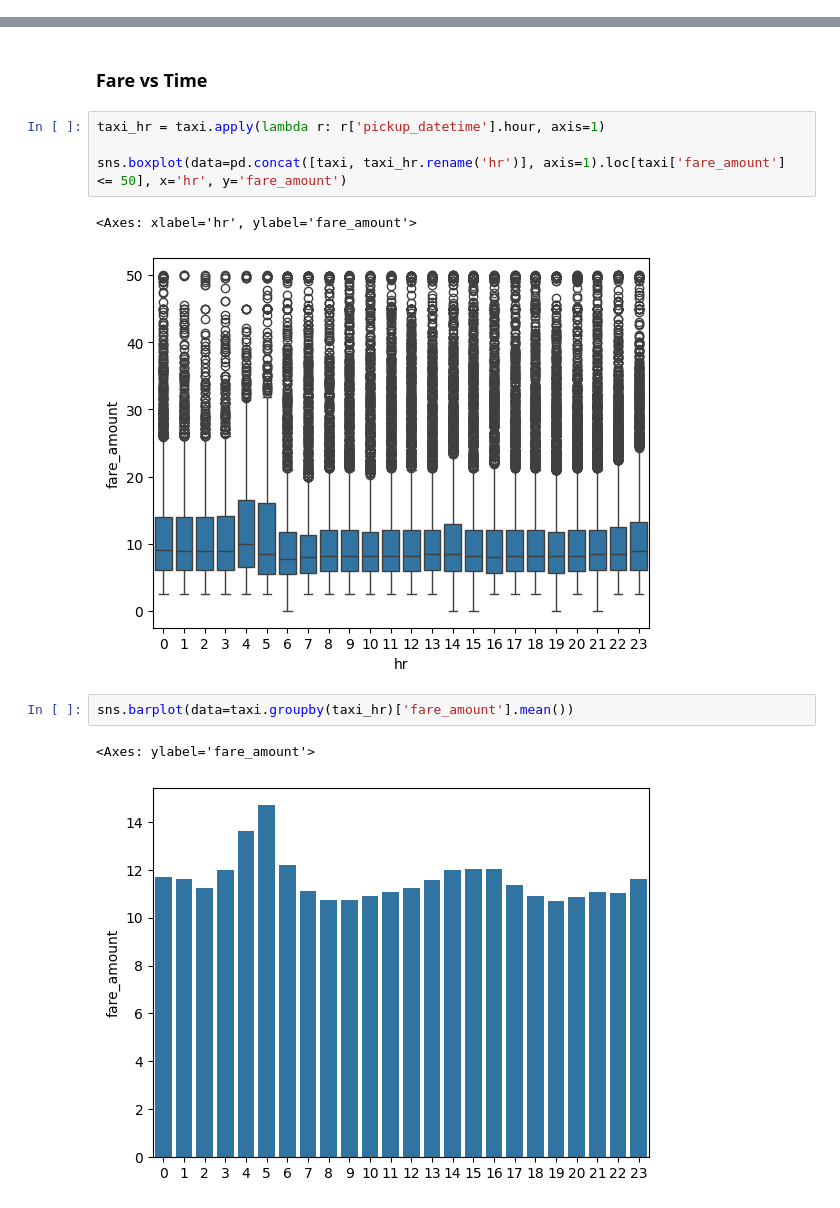
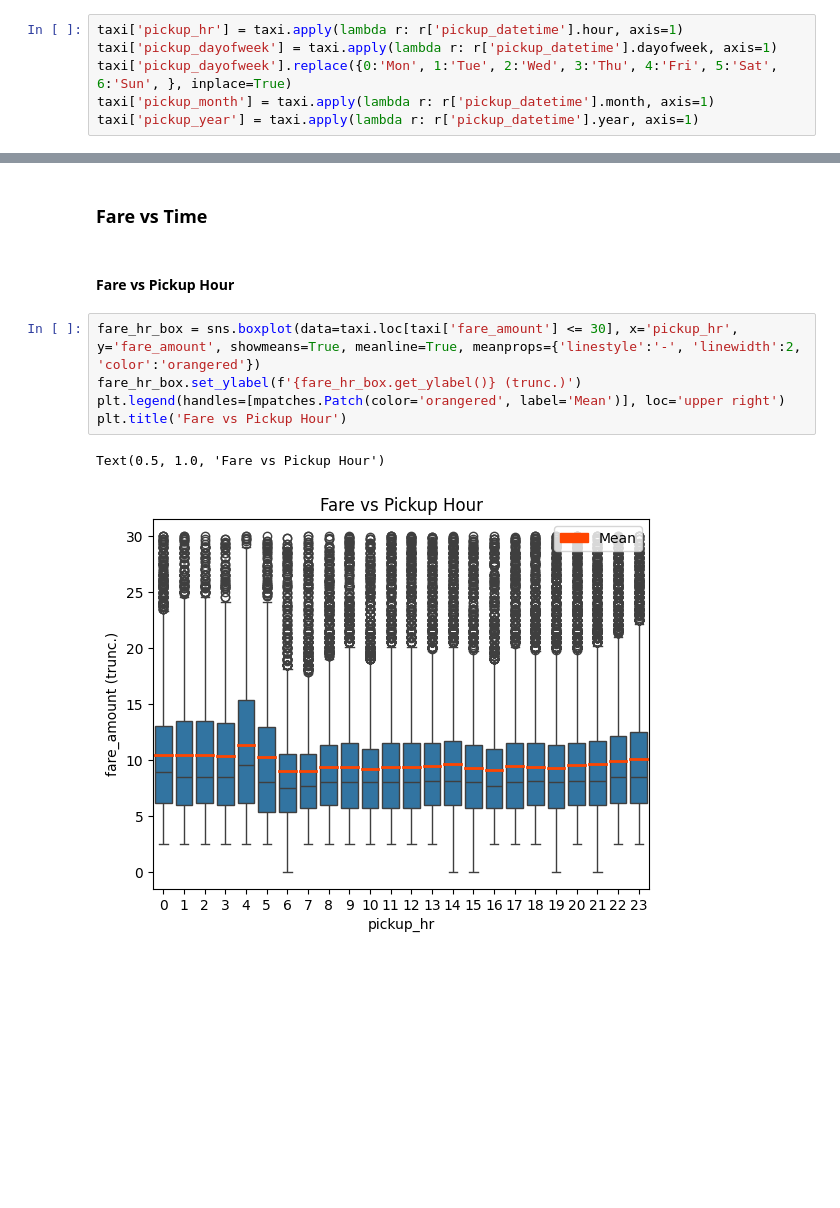
Before and after one commit to ahealion1/Data-Science-Projects, a Jupyter notebook: TaxiFarePrediction/taxi-fare-prediction.ipynb, the cells around one changed output, grey strips where cells are left out. Cells and saved outputs as stored; diff of their text form; blank space fills up the shorter version.

```diff
--- a/TaxiFarePrediction/taxi-fare-prediction.ipynb
+++ b/TaxiFarePrediction/taxi-fare-prediction.ipynb
@@ -294,0 +296,6 @@ taxi.describe()
+# %%
+taxi['pickup_hr'] = taxi.apply(lambda r: r['pickup_datetime'].hour, axis=1)
+taxi['pickup_dayofweek'] = taxi.apply(lambda r: r['pickup_datetime'].dayofweek, axis=1)
+taxi['pickup_dayofweek'].replace({0:'Mon', 1:'Tue', 2:'Wed', 3:'Thu', 4:'Fri', 5:'Sat', 6:'Sun', }, inplace=True)
+taxi['pickup_month'] = taxi.apply(lambda r: r['pickup_datetime'].month, axis=1)
+taxi['pickup_year'] = taxi.apply(lambda r: r['pickup_datetime'].year, axis=1)
@@ -331,15 +349,13 @@ sns.lmplot(data=taxi_pass_red.loc[taxi_pass_red['distance_km'] <= 25], x='distan
 [figure]
 # %% [markdown]
 ### Fare vs Time
-# %%
-taxi_hr = taxi.apply(lambda r: r['pickup_datetime'].hour, axis=1)
-
-sns.boxplot(data=pd.concat([taxi, taxi_hr.rename('hr')], axis=1).loc[taxi['fare_amount'] <= 50], x='hr', y='fare_amount')
-# %% [output]
-<Axes: xlabel='hr', ylabel='fare_amount'>
-[figure, removed]
-# %%
-sns.barplot(data=taxi.groupby(taxi_hr)['fare_amount'].mean())
-# %% [output]
-<Axes: ylabel='fare_amount'>
-[figure, removed]
+# %% [markdown]
+#### Fare vs Pickup Hour
+# %%
+fare_hr_box = sns.boxplot(data=taxi.loc[taxi['fare_amount'] <= 30], x='pickup_hr', y='fare_amount', showmeans=True, meanline=True, meanprops={'linestyle':'-', 'linewidth':2, 'color':'orangered'})
+fare_hr_box.set_ylabel(f'{fare_hr_box.get_ylabel()} (trunc.)')
+plt.legend(handles=[mpatches.Patch(color='orangered', label='Mean')], loc='upper right')
+plt.title('Fare vs Pickup Hour')
+# %% [output]
+Text(0.5, 1.0, 'Fare vs Pickup Hour')
+[figure, added]
```
Also changed, not shown: parts of 14 cells of this notebook.
